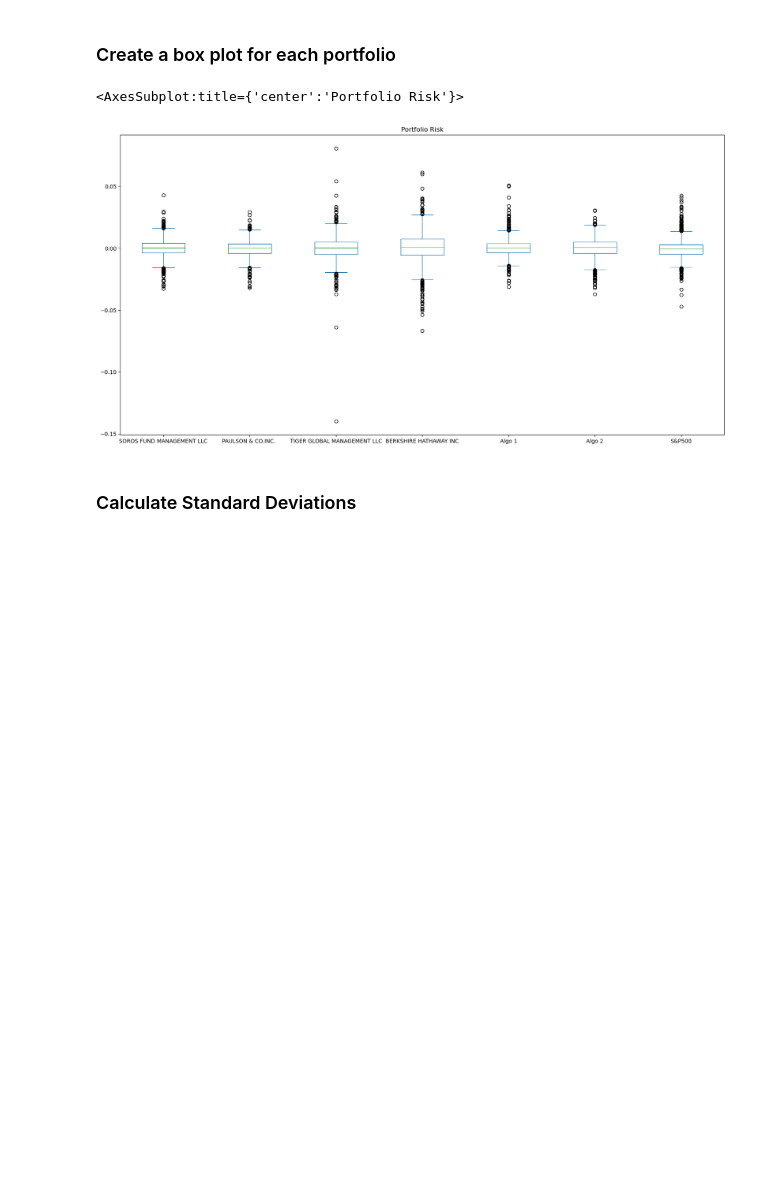
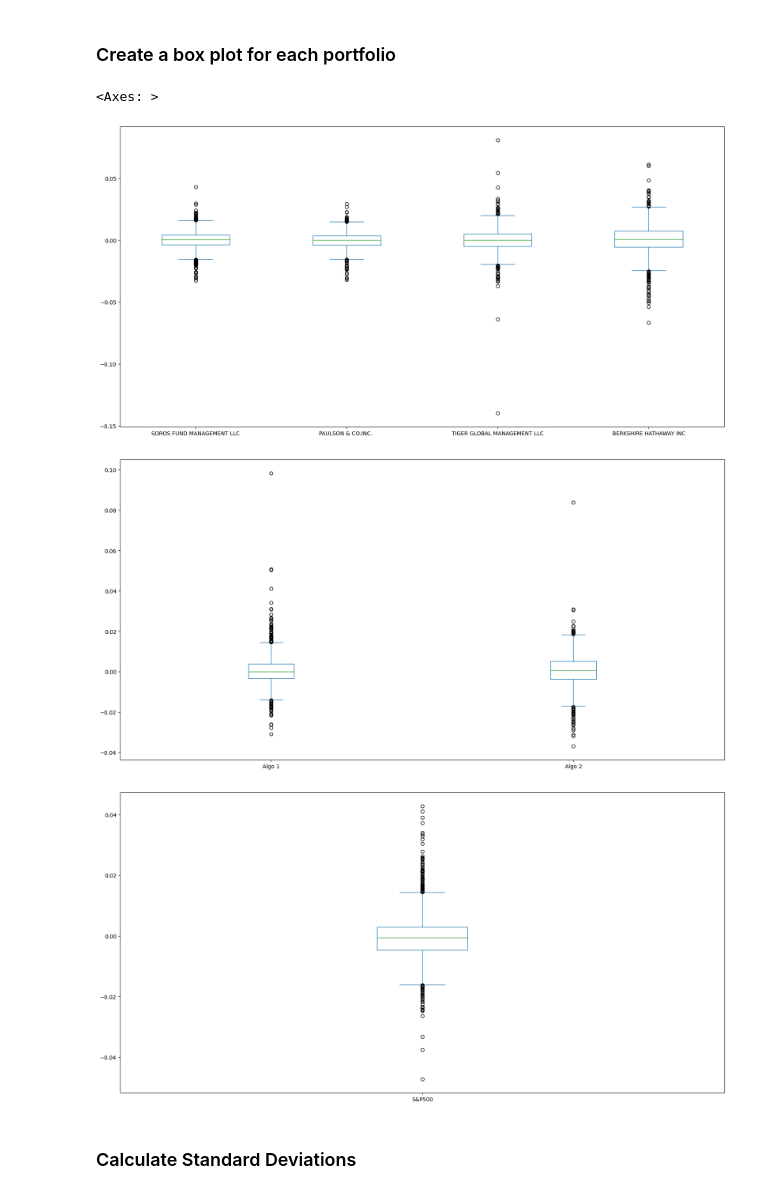
Before and after one commit to dxmolnar/Portfolio_Analysis, a Jupyter notebook: whale_analysis.ipynb, the cells around one changed output. Drawn from its saved outputs; the diff is of its cells as text; code cells hidden in the pictures; blank space fills up the shorter version.

```diff
--- a/whale_analysis.ipynb
+++ b/whale_analysis.ipynb
@@ -29,7 +51,7 @@ Files:
 Read the Whale Portfolio daily returns and clean the data
 # %%
 # Reading whale returns
-whale_path = Path("whale_returns.csv")
+whale_path = Path("Resources/whale_returns.csv")
 whale_df = pd.read_csv(whale_path, index_col = "Date", parse_dates = True, infer_datetime_format = True)
 whale_df.head()
 # %% [output]
@@ -58,7 +80,7 @@ whale_df = whale_df.dropna()
 Read the algorithmic daily returns and clean the data
 # %%
 # Reading algorithmic returns
-algo_path = Path("algo_returns.csv")
+algo_path = Path("Resources/algo_returns.csv")
 algo_df = pd.read_csv(algo_path, index_col = 'Date', parse_dates = True, infer_datetime_format = True)
 algo_df.head()
 # %% [output]
@@ -85,7 +107,7 @@ algo_df = algo_df.dropna()
 Read the S&P 500 historic closing prices and create a new daily returns DataFrame from the data.
 # %%
 # Reading S&P 500 Closing Prices
-sp500_path = Path("sp500_history.csv")
+sp500_path = Path("Resources/sp500_history.csv")
 sp500_df = pd.read_csv(sp500_path, index_col = "Date", parse_dates = True, infer_datetime_format = True)
 sp500_df.head()
 # %% [output]
@@ -232,10 +254,14 @@ Determine the _risk_ of each portfolio:
 ### Create a box plot for each portfolio
 # %%
 # Box plot to visually show risk
-joined_portfolio.plot.box(title = "Portfolio Risk", figsize = (20, 10))
+whale_df.plot.box(figsize=(20,10))
+algo_df.plot.box(figsize=(20,10))
+sp500_return.plot.box(figsize=(20,10))
 # %% [output]
-<AxesSubplot:title={'center':'Portfolio Risk'}>
+<Axes: >
-[figure, old version]
+[figure, new version]
+[figure, added]
+[figure, added]
 # %% [markdown]
 ### Calculate Standard Deviations
 # %%
```
Also changed, not shown: parts of 45 cells of this notebook.
